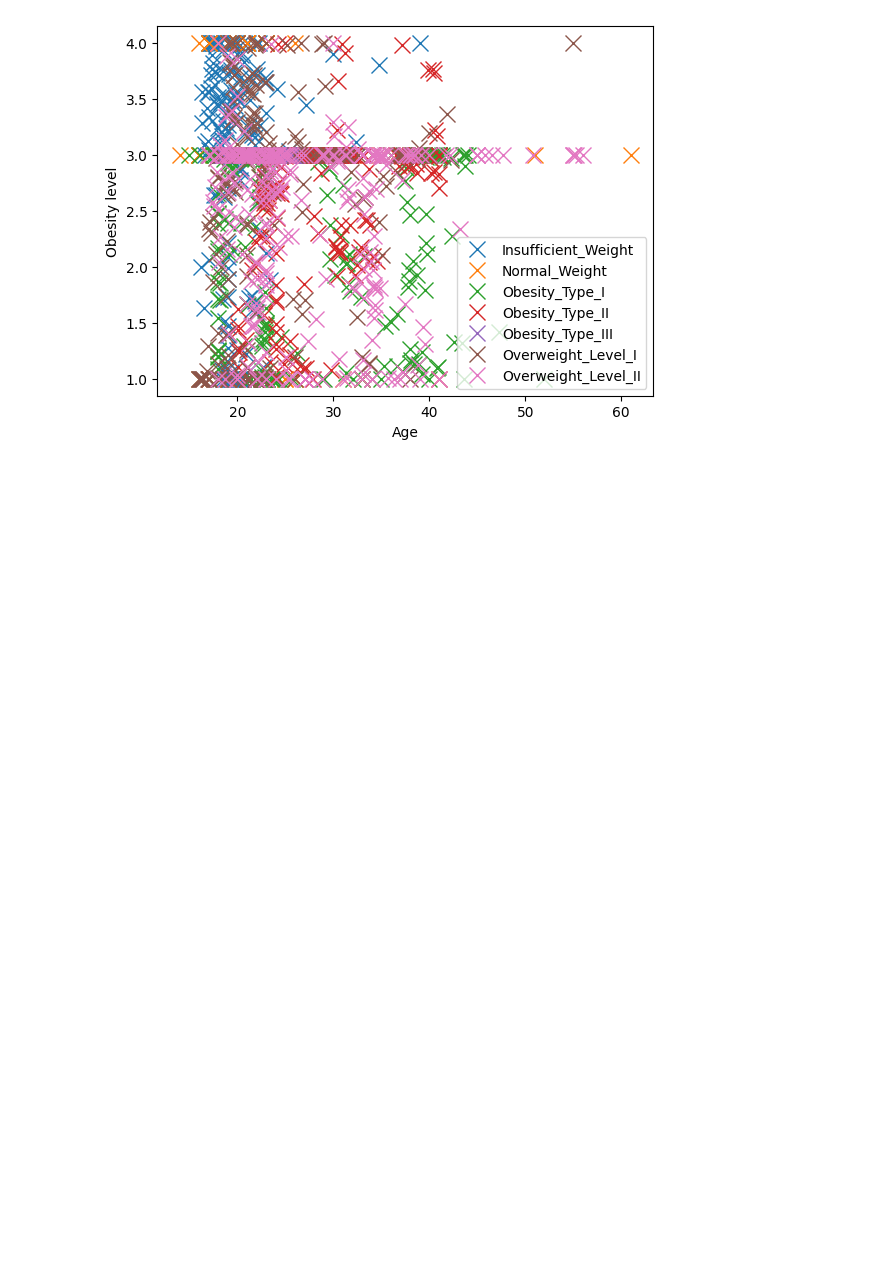
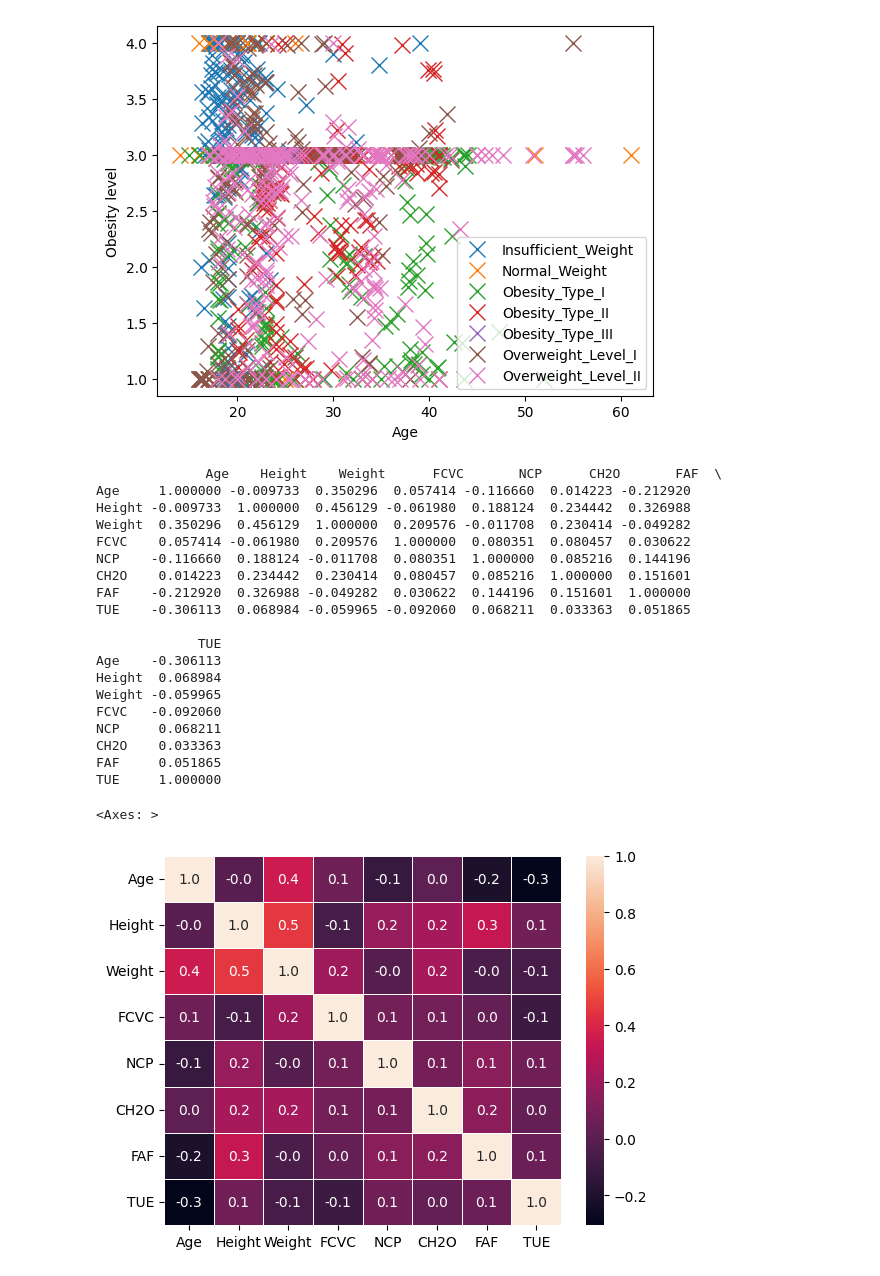
Before and after one commit to joco09/TTDC-Assignment, a Jupyter notebook: toolss and technology data science/obecety_Assignment_problem.ipynb, the cells around one changed output. Cells and saved outputs as stored; diff of their text form; code cells hidden in the pictures; blank space fills up the shorter version.

```diff
--- a/toolss and technology data science/obecety_Assignment_problem.ipynb
+++ b/toolss and technology data science/obecety_Assignment_problem.ipynb
@@ -218,3 +230,37 @@ ax.legend()
 <matplotlib.legend.Legend at 0x...>
 <Figure size 640x480 with 0 Axes>
 [figure]
+# %%
+# Compute pairwise correlation of all features
+
+# Using Pearson's (linear relationship) - assumes normal distribution
+# corr = data.corr(method='pearson')
+# print (corr)
+
+# Using Sparman's (non-linear relationship) - doesn't assume normal distribution
+corr = data.corr(method='spearman')
+print ("\n",corr)
+# Correlation matrix - Seaborn heatmap
+sns.heatmap(data=corr, annot=True, linewidths=.5, fmt= '.1f')
+# %% [output]
+              Age    Height    Weight      FCVC       NCP      CH2O       FAF  \
+Age     1.000000 -0.009733  0.350296  0.057414 -0.116660  0.014223 -0.212920
+Height -0.009733  1.000000  0.456129 -0.061980  0.188124  0.234442  0.326988
+Weight  0.350296  0.456129  1.000000  0.209576 -0.011708  0.230414 -0.049282
+FCVC    0.057414 -0.061980  0.209576  1.000000  0.080351  0.080457  0.030622
+NCP    -0.116660  0.188124 -0.011708  0.080351  1.000000  0.085216  0.144196
+CH2O    0.014223  0.234442  0.230414  0.080457  0.085216  1.000000  0.151601
+FAF    -0.212920  0.326988 -0.049282  0.030622  0.144196  0.151601  1.000000
+TUE    -0.306113  0.068984 -0.059965 -0.092060  0.068211  0.033363  0.051865
+
+             TUE
+Age    -0.306113
+Height  0.068984
+Weight -0.059965
+FCVC   -0.092060
+NCP     0.068211
+CH2O    0.033363
+FAF     0.051865
+TUE     1.000000
+<Axes: >
+[figure, added]
```
Also changed, not shown: parts of 1 cell of this notebook.
